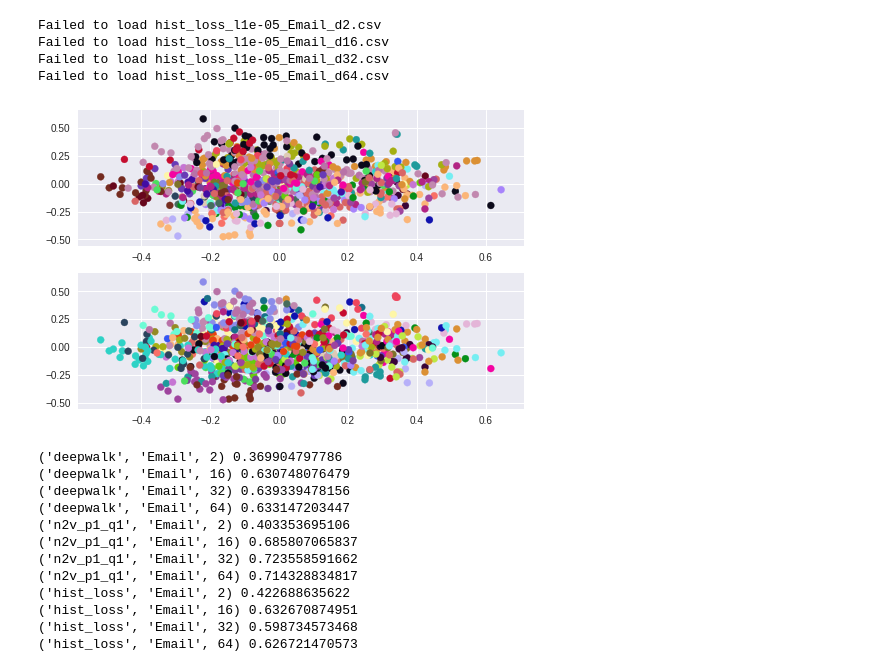
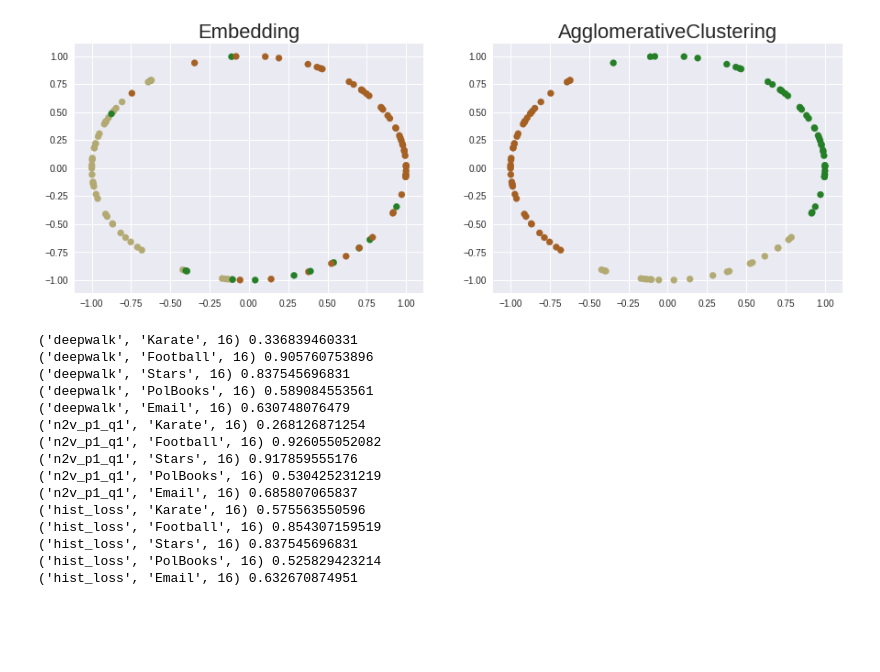
Before and after one commit to premolab/GraphEmbeddings, a Jupyter notebook: Cluster-experiments.ipynb, the cells around one changed output. Drawn from its saved outputs; the diff is of its cells as text; code cells hidden in the pictures; blank space fills up the shorter version.

```diff
--- a/Cluster-experiments.ipynb
+++ b/Cluster-experiments.ipynb
@@ -28,10 +28,9 @@ methods = [
     'deepwalk',
     'n2v_p1_q1',
     'hist_loss',
-    'hist_loss_l1e-05',
 ]
-names = ['Email']
-dims = [2, 16, 32, 64]
+names = ['Karate', 'Football', 'Stars', 'PolBooks', 'Email']
+dims = [16]
 
 Xs = {}
 for method, name, dim in product(methods, names, dims):
@@ -39,11 +38,6 @@ for method, name, dim in product(methods, names, dims):
         Xs[(method, name, dim)] = read_embedding(method, name, dim)
     except:
         print('Failed to load {}_{}_d{}.csv'.format(method, name, dim))
-# %% [output]
-Failed to load hist_loss_l1e-05_Email_d2.csv
-Failed to load hist_loss_l1e-05_Email_d16.csv
-Failed to load hist_loss_l1e-05_Email_d32.csv
-Failed to load hist_loss_l1e-05_Email_d64.csv
 # %%
 ys = {}
 colors = {}
@@ -93,37 +87,45 @@ ys['Email'] = pd.read_csv(
 )[1]
 colors['Email'] = np.random.rand(42, 3)
 # %%
-key = ('hist_loss', 'Email', 64)
+key = ('hist_loss', 'PolBooks', 2)
 name, dim = key[1], key[2]
 X_tmp = Xs[key].values
 if dim > 2:
     X_tmp = PCA(n_components=2).fit_transform(X_tmp)
-plt.subplot(211)
+plt.subplots(figsize=(15, 5))
+plt.subplot(121)
+plt.title('Embedding', fontsize='22')
 plt.scatter(X_tmp[:, 0], X_tmp[:, 1], c=[colors[name][x] for x in ys[name]])
 clus = AgglomerativeClustering(n_clusters=label_count[name])
 y_pred = clus.fit_predict(Xs[key])
-plt.subplot(212)
+plt.subplot(122)
+plt.title('AgglomerativeClustering', fontsize='22')
 plt.scatter(X_tmp[:, 0], X_tmp[:, 1], c=[colors[name][x] for x in y_pred])
 plt.show()
 # %% [output]
-[figure, old version]
+[figure, new version]
 # %%
+scores = {}
 for key in Xs:
     name = key[1]
     clus = AgglomerativeClustering(n_clusters=label_count[name])
     y_pred = clus.fit_predict(Xs[key])
     score = normalized_mutual_info_score(ys[name], y_pred)
     print(key, score)
+    scores[key] = score
 # %% [output]
-('deepwalk', 'Email', 2) 0.369904797786
+('deepwalk', 'Karate', 16) 0.336839460331
+('deepwalk', 'Football', 16) 0.905760753896
+('deepwalk', 'Stars', 16) 0.837545696831
+('deepwalk', 'PolBooks', 16) 0.589084553561
 ('deepwalk', 'Email', 16) 0.630748076479
-('deepwalk', 'Email', 32) 0.639339478156
-('deepwalk', 'Email', 64) 0.633147203447
-('n2v_p1_q1', 'Email', 2) 0.403353695106
+('n2v_p1_q1', 'Karate', 16) 0.268126871254
+('n2v_p1_q1', 'Football', 16) 0.926055052082
+('n2v_p1_q1', 'Stars', 16) 0.917859555176
+('n2v_p1_q1', 'PolBooks', 16) 0.530425231219
 ('n2v_p1_q1', 'Email', 16) 0.685807065837
-('n2v_p1_q1', 'Email', 32) 0.723558591662
-('n2v_p1_q1', 'Email', 64) 0.714328834817
-('hist_loss', 'Email', 2) 0.422688635622
+('hist_loss', 'Karate', 16) 0.575563550596
+('hist_loss', 'Football', 16) 0.854307159519
+('hist_loss', 'Stars', 16) 0.837545696831
+('hist_loss', 'PolBooks', 16) 0.525829423214
 ('hist_loss', 'Email', 16) 0.632670874951
-('hist_loss', 'Email', 32) 0.598734573468
-('hist_loss', 'Email', 64) 0.626721470573
```
Also changed, not shown: parts of 3 cells of this notebook, 5 other files.
